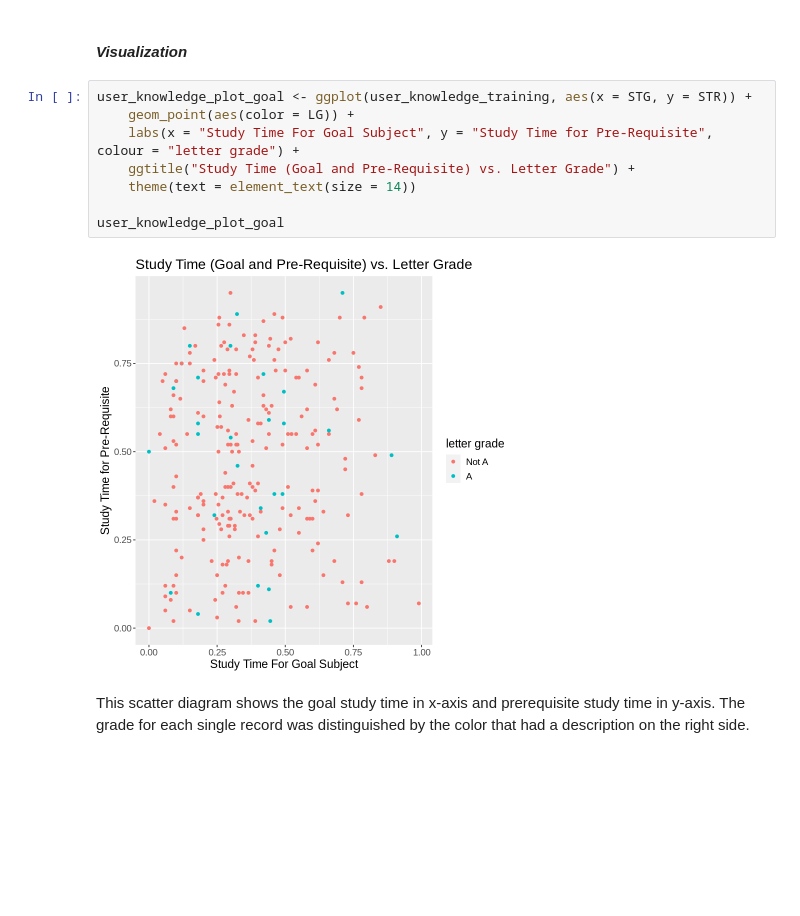
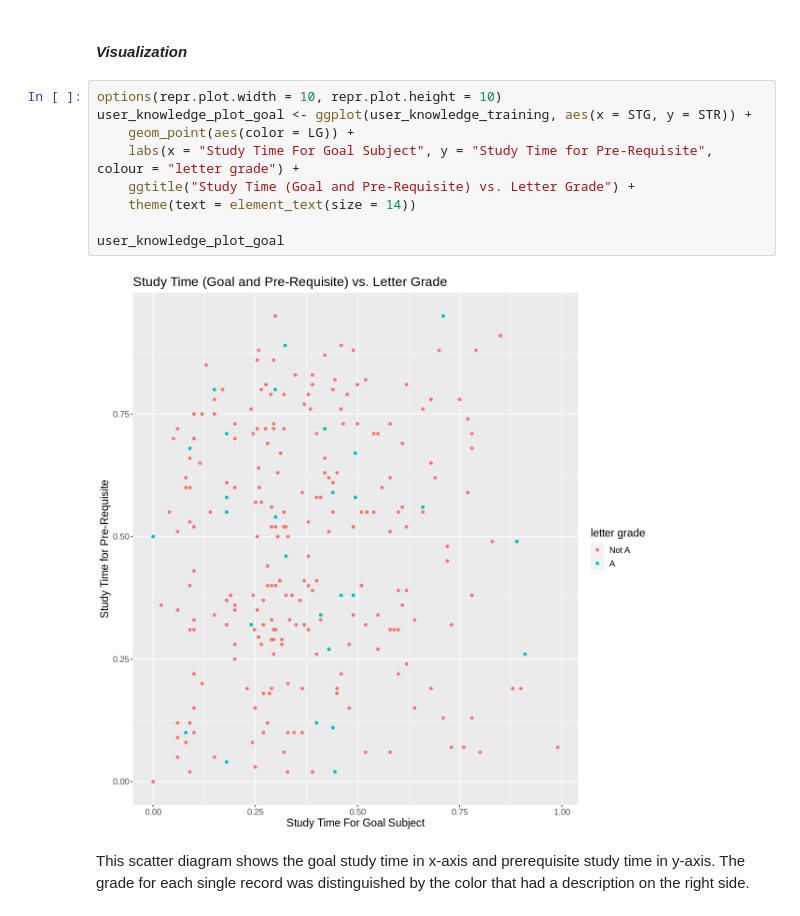
Before and after one commit to R0yBoy/DSCI100_Project, a Jupyter notebook: Project Report.ipynb, the cells around one changed output. Saved outputs shown, nothing was run; the diff lists cells and outputs as text; blank space fills up the shorter version.

```diff
--- a/Project Report.ipynb
+++ b/Project Report.ipynb
@@ -140,15 +140,16 @@ A tibble: 1 × 2
 # %% [markdown]
 #### *Visualization*
 # %%
+options(repr.plot.width = 10, repr.plot.height = 10)
 user_knowledge_plot_goal <- ggplot(user_knowledge_training, aes(x = STG, y = STR)) +
     geom_point(aes(color = LG)) +
     labs(x = "Study Time For Goal Subject", y = "Study Time for Pre-Requisite", colour = "letter grade") +
     ggtitle("Study Time (Goal and Pre-Requisite) vs. Letter Grade") +
     theme(text = element_text(size = 14))
 
 user_knowledge_plot_goal
 # %% [output]
-[figure, old version]
+[figure, new version]
 # %% [markdown]
 This scatter diagram shows the goal study time in x-axis and prerequisite study time in y-axis. The grade for each single record was distinguished by the color that had a description on the right side.
 # %% [markdown]
```
Also changed, not shown: parts of 2 cells of this notebook.
